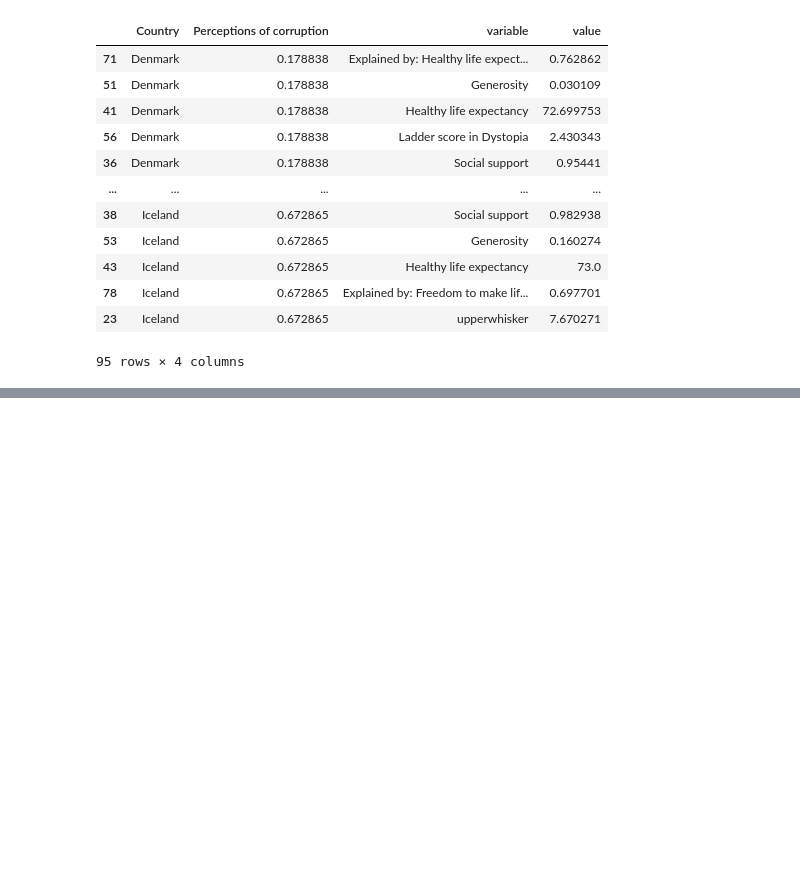
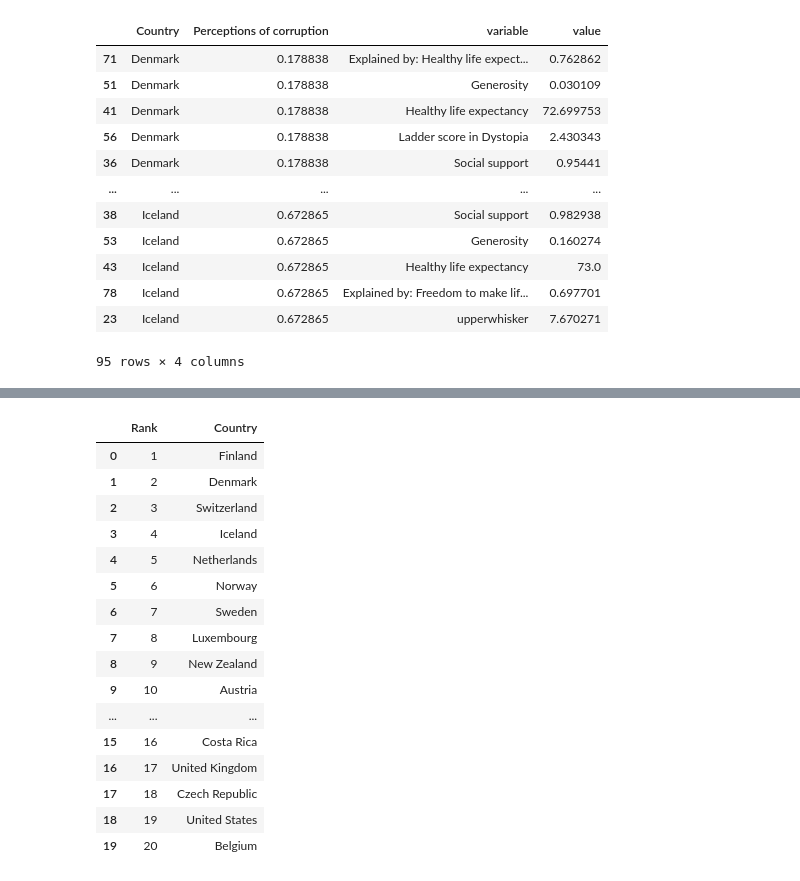
Before and after one commit to XiaoLiang28/Datamanagement, a Jupyter notebook: PS4.ipynb, the cells around one changed output, grey strips where cells are left out. Cells and saved outputs as stored; diff of their text form; code cells hidden in the pictures; blank space fills up the shorter version.

```diff
--- a/PS4.ipynb
+++ b/PS4.ipynb
@@ -368,0 +326,21 @@ h1Melt.sort_values('Perceptions of corruption')
+# %%
+h2=h2[['Rank','Country']]
+h2
+# %% [output]
+|  | Rank | Country |
+| 0 | 1 | Finland |
+| 1 | 2 | Denmark |
+| 2 | 3 | Switzerland |
+| 3 | 4 | Iceland |
+| 4 | 5 | Netherlands |
+| 5 | 6 | Norway |
+| 6 | 7 | Sweden |
+| 7 | 8 | Luxembourg |
+| 8 | 9 | New Zealand |
+| 9 | 10 | Austria |
+| ... | ... | ... |
+| 15 | 16 | Costa Rica |
+| 16 | 17 | United Kingdom |
+| 17 | 18 | Czech Republic |
+| 18 | 19 | United States |
+| 19 | 20 | Belgium |
```
Also changed, not shown: parts of 17 cells of this notebook.
